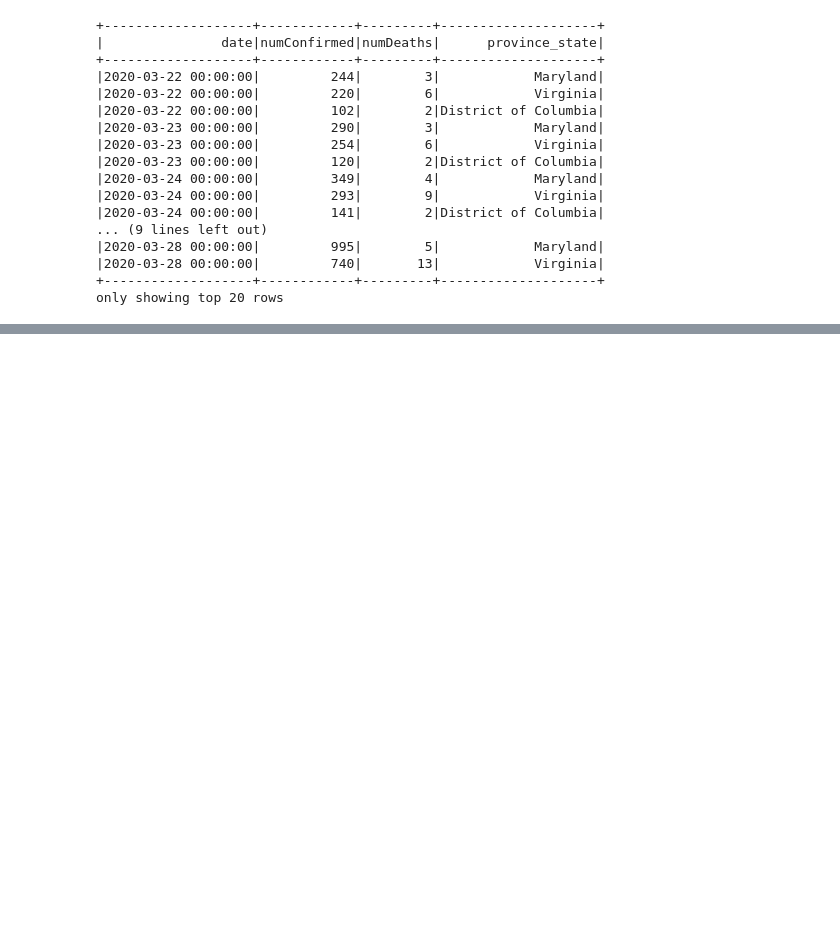
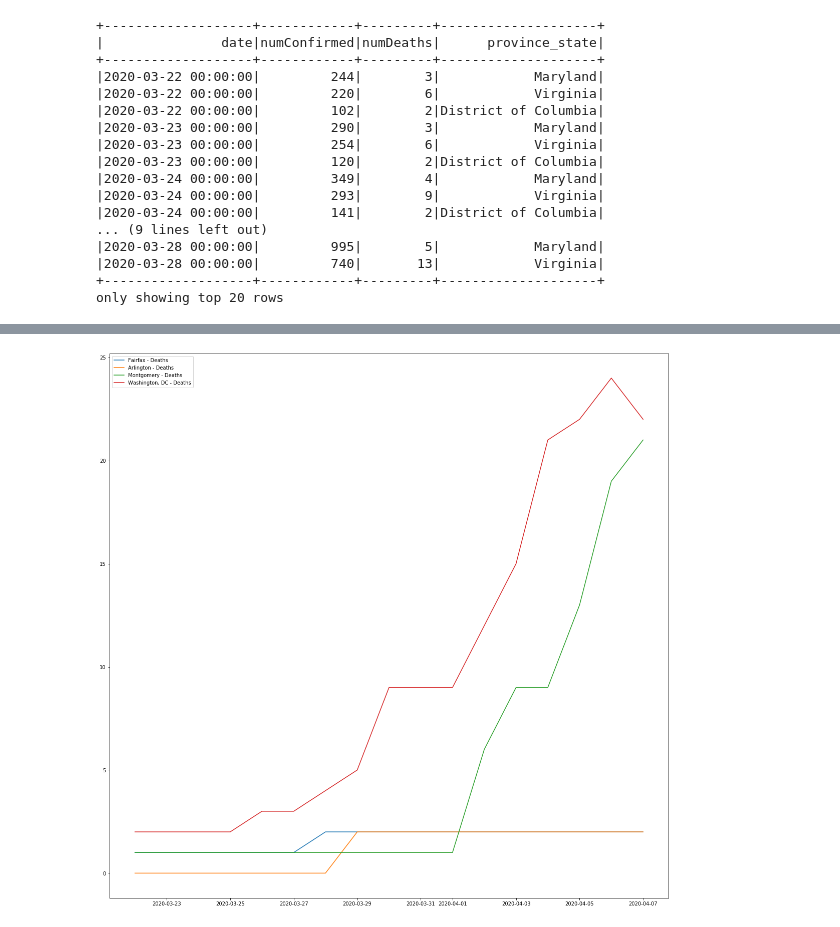
Before and after one commit to mtwtan/covid19, a Jupyter notebook: jhu/notebooks/covid19_jhu.ipynb, the cells around one changed output, grey strips where cells are left out. Cells and saved outputs as stored; diff of their text form; code cells hidden in the pictures; blank space fills up the shorter version.

Commit message:
Updated with Apr 8, 2020 data

```diff
--- a/jhu/notebooks/covid19_jhu.ipynb
+++ b/jhu/notebooks/covid19_jhu.ipynb
@@ -387,0 +404,12 @@ plt.show()
+# %%
+%local
+plt.figure(figsize=(20,20))
+plt.plot('date', 'numDeaths', data=df_fairfax, label="Fairfax - Deaths")
+plt.plot('date', 'numDeaths', data=df_arlington, label="Arlington - Deaths")
+plt.plot('date', 'numDeaths', data=df_montgomery, label="Montgomery - Deaths")
+plt.plot('date', 'numDeaths', data=df_dc, label="Washington, DC - Deaths")
+plt.text
+plt.legend()
+plt.show()
+# %% [output]
+[figure, added]
```
Also changed, not shown: parts of 17 cells of this notebook.
